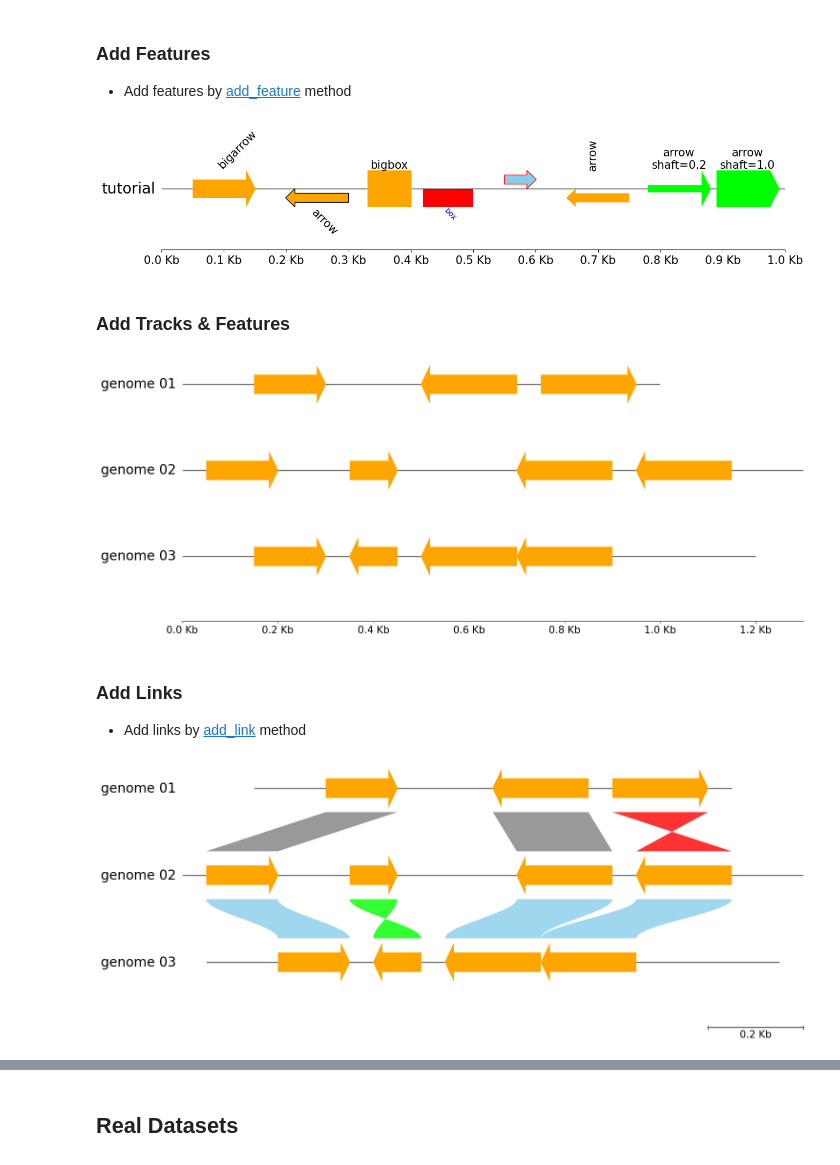
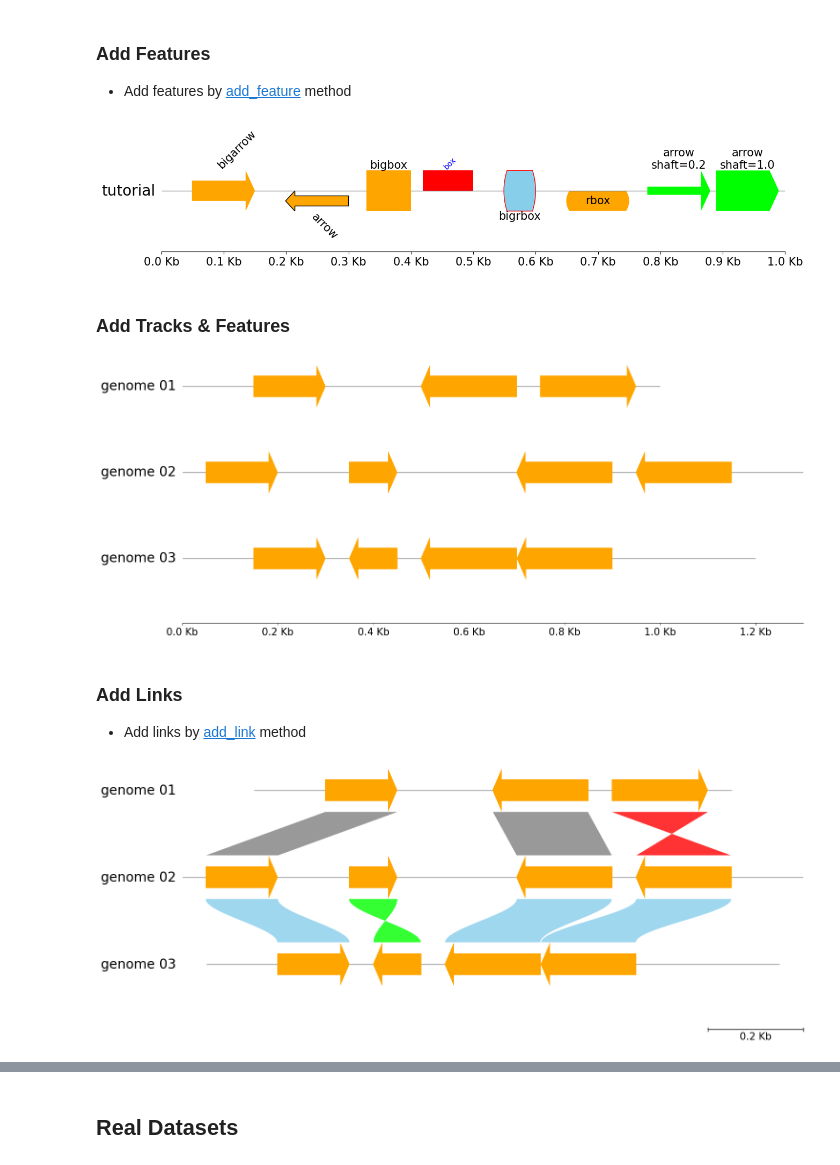
Before and after one commit to moshi4/pyGenomeViz, a Jupyter notebook: docs/getting_started.ipynb, the cells around one changed output, grey strips where cells are left out. Saved outputs shown, nothing was run; the diff lists cells and outputs as text; code cells hidden in the pictures.

```diff
--- a/docs/getting_started.ipynb
+++ b/docs/getting_started.ipynb
@@ -26,21 +26,21 @@ fig = gv.plotfig()
 # %%
 from pygenomeviz import GenomeViz
 
 gv = GenomeViz(tick_style="axis")
 track = gv.add_feature_track(name="tutorial", size=1000)
 
 track.add_feature(start=50, end=150, strand=1, label="bigarrow")
-track.add_feature(start=200, end=300, strand=-1, label="arrow", plotstyle="arrow", linewidth=1)
-track.add_feature(start=330, end=400, strand=1, label="bigbox", plotstyle="bigbox", labelrotation=0, labelha="center")
-track.add_feature(start=420, end=500, strand=-1, label="box", plotstyle="box", facecolor="red", labelcolor="blue", labelsize=10)
-track.add_feature(start=550, end=600, strand=1, plotstyle="arrow", facecolor="skyblue", edgecolor="red", linewidth=1)
-track.add_feature(start=650, end=750, strand=-1, plotstyle="arrow", label="arrow", labelrotation=90, labelvpos="top")
-track.add_feature(start=780, end=880, strand=1, label="arrow\nshaft=0.2", arrow_shaft_ratio=0.2, labelrotation=0, labelha="center", facecolor="lime")
-track.add_feature(start=890, end=990, strand=1, label="arrow\nshaft=1.0", arrow_shaft_ratio=1.0, labelrotation=0, labelha="center", facecolor="lime")
+track.add_feature(start=200, end=300, strand=-1, plotstyle="arrow", label="arrow", linewidth=1)
+track.add_feature(start=330, end=400, strand=1, plotstyle="bigbox", label="bigbox", labelrotation=0, labelha="center")
+track.add_feature(start=420, end=500, strand=1, plotstyle="box", label="box", labelcolor="blue", labelsize=10, facecolor="red", )
+track.add_feature(start=550, end=600, strand=1, plotstyle="bigrbox", label="bigrbox", labelrotation=0, labelvpos="bottom", labelha="center", facecolor="skyblue", edgecolor="red", linewidth=1)
+track.add_feature(start=650, end=750, strand=-1, plotstyle="rbox", label="rbox", labelrotation=0, labelvpos="center", labelha="center")
+track.add_feature(start=780, end=880, strand=1, label="arrow\nshaft=0.2", labelrotation=0, labelha="center", arrow_shaft_ratio=0.2, facecolor="lime")
+track.add_feature(start=890, end=990, strand=1, label="arrow\nshaft=1.0", labelrotation=0, labelha="center", arrow_shaft_ratio=1.0, facecolor="lime")
 
 fig = gv.plotfig()
 # %% [output]
-[figure, old version]
+[figure, new version]
 # %% [markdown]
 ### Add Tracks & Features
 # %%
@@ -62,7 +62,7 @@ for genome in genome_list:
 
 fig = gv.plotfig()
 # %% [output]
-[figure, old version]
+[figure, new version]
 # %% [markdown]
 ### Add Links
 
@@ -96,4 +96,4 @@ gv.add_link(("genome 03", 900, 701), ("genome 02", 1150, 950), normal_color="sky
 
 fig = gv.plotfig()
 # %% [output]
-[figure, old version]
+[figure, new version]
```
Also changed, not shown: parts of 9 cells of this notebook, 16 other files.
